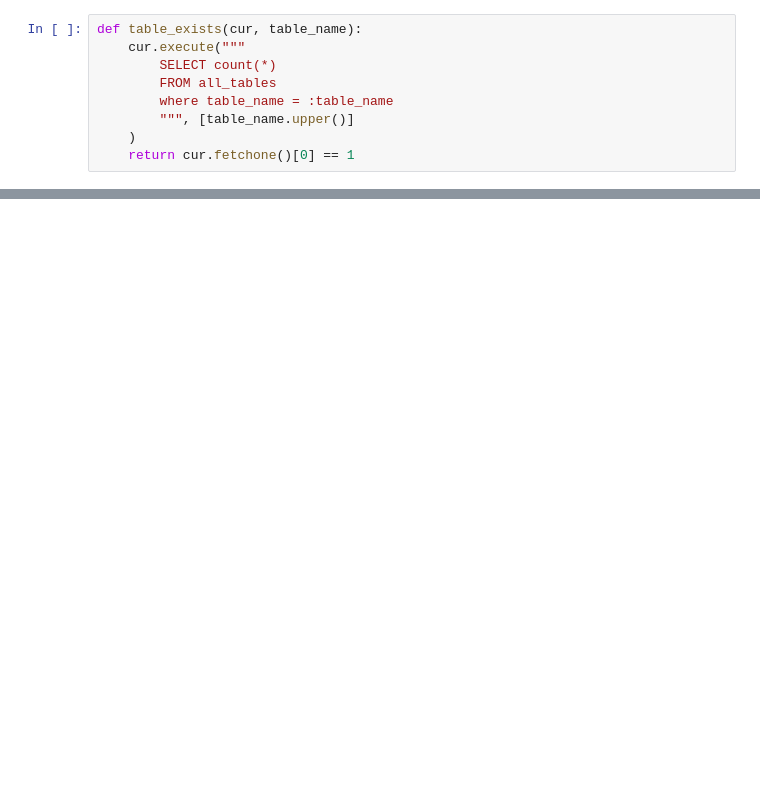
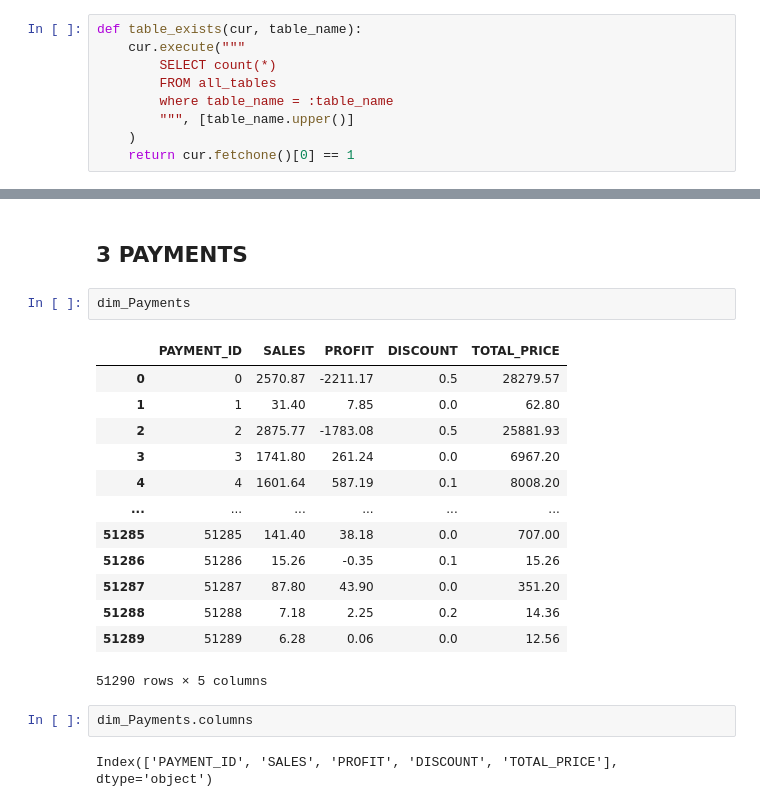
Before and after one commit to talibtahir/ETL, a Jupyter notebook: MAIN_ETL.ipynb, the cells around one changed output, grey strips where cells are left out. Cells and saved outputs as stored; diff of their text form; blank space fills up the shorter version.

```diff
--- a/ETL.ipynb
+++ b/MAIN_ETL.ipynb
@@ -590,0 +691,22 @@ if not table_exists(cur, "PAYMENTS"):
+# %% [markdown]
+## 3 PAYMENTS
+# %%
+dim_Payments
+# %% [output]
+|  | PAYMENT_ID | SALES | PROFIT | DISCOUNT | TOTAL_PRICE |
+| 0 | 0 | 2570.87 | -2211.17 | 0.5 | 28279.57 |
+| 1 | 1 | 31.40 | 7.85 | 0.0 | 62.80 |
+| 2 | 2 | 2875.77 | -1783.08 | 0.5 | 25881.93 |
+| 3 | 3 | 1741.80 | 261.24 | 0.0 | 6967.20 |
+| 4 | 4 | 1601.64 | 587.19 | 0.1 | 8008.20 |
+| ... | ... | ... | ... | ... | ... |
+| 51285 | 51285 | 141.40 | 38.18 | 0.0 | 707.00 |
+| 51286 | 51286 | 15.26 | -0.35 | 0.1 | 15.26 |
+| 51287 | 51287 | 87.80 | 43.90 | 0.0 | 351.20 |
+| 51288 | 51288 | 7.18 | 2.25 | 0.2 | 14.36 |
+| 51289 | 51289 | 6.28 | 0.06 | 0.0 | 12.56 |
+51290 rows × 5 columns
+# %%
+dim_Payments.columns
+# %% [output]
+Index(['PAYMENT_ID', 'SALES', 'PROFIT', 'DISCOUNT', 'TOTAL_PRICE'], dtype='object')
```
Also changed, not shown: parts of 51 cells of this notebook, 4 other files.
